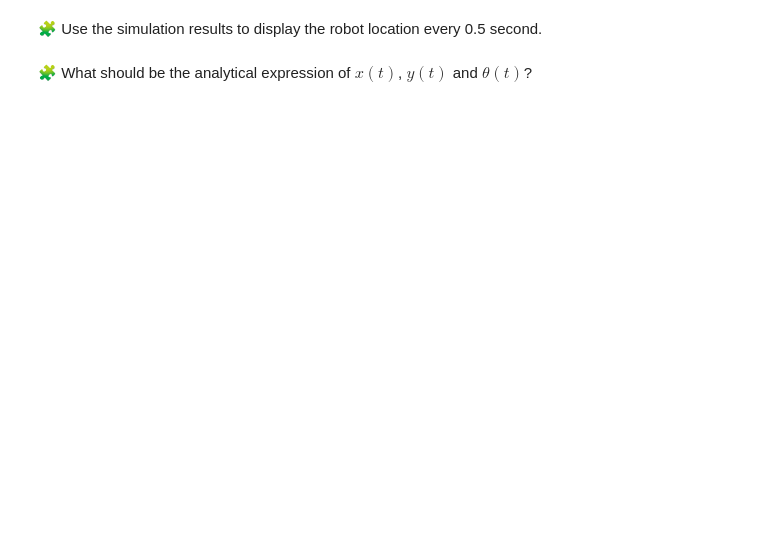
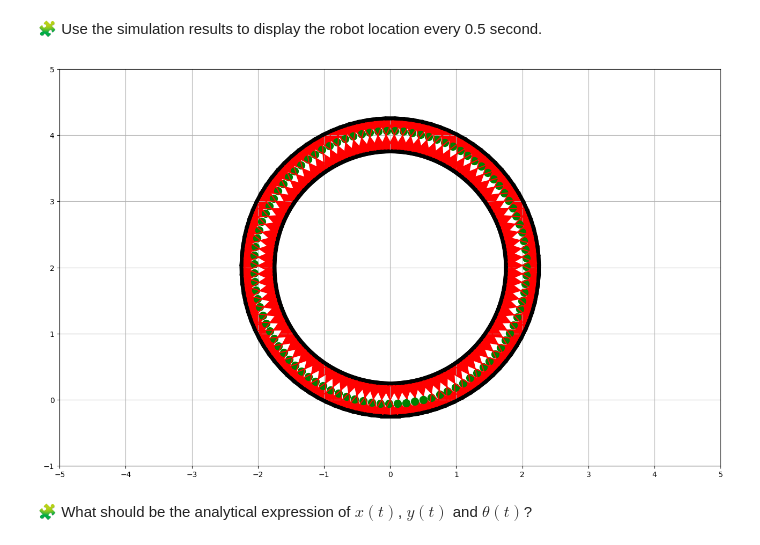
Before and after one commit to idalioua/control-engineering-with-python-project-2023-2024, a Jupyter notebook: Project-part-1.ipynb, the cells around one changed output. Saved outputs shown, nothing was run; the diff lists cells and outputs as text; code cells hidden in the pictures; blank space fills up the shorter version.

```diff
--- a/Project-part-1.ipynb
+++ b/Project-part-1.ipynb
@@ -147,3 +165,12 @@ pass
+# %%
+def fun(t,xytheta):
+  theta=xytheta[2]
+  omega_l=omega(t, xytheta)[0]
+  omega_r=omega(t, xytheta)[1]
+  x_p=(r/2)*(omega_l+omega_r)*cos(theta)
+  y_p=(r/2)*(omega_l+omega_r)*sin(theta)
+  theta_p=(r/l)*(omega_r - omega_l)
+  return array([x_p, y_p, theta_p])
 # %% [markdown]
 ### Simulation Setup
 
@@ -163,2 +227,8 @@ pass
+# %%
+draw_arena(-5, 5, -1, 5)
+for i in range (len(x_dense)):
+    draw_scooter(x_dense[i],y_dense[i],theta_dense[i])
+# %% [output]
+[figure, added]
 # %% [markdown]
 🧩 What should be the analytical expression of $x(t)$, $y(t)$ and $\theta(t)$?
```
Also changed, not shown: parts of 16 cells of this notebook.
